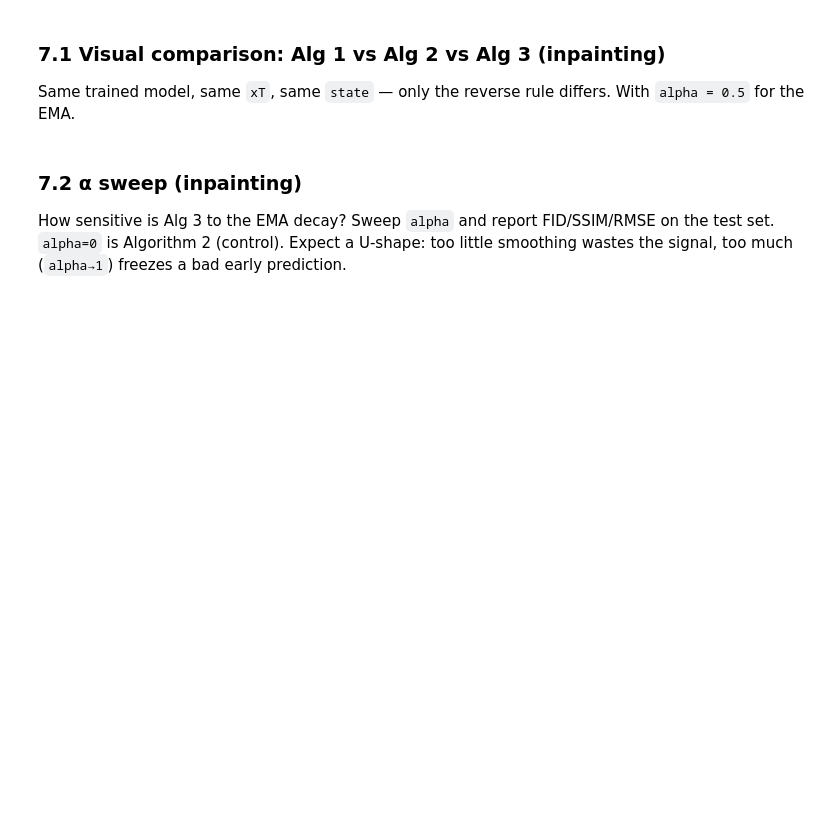
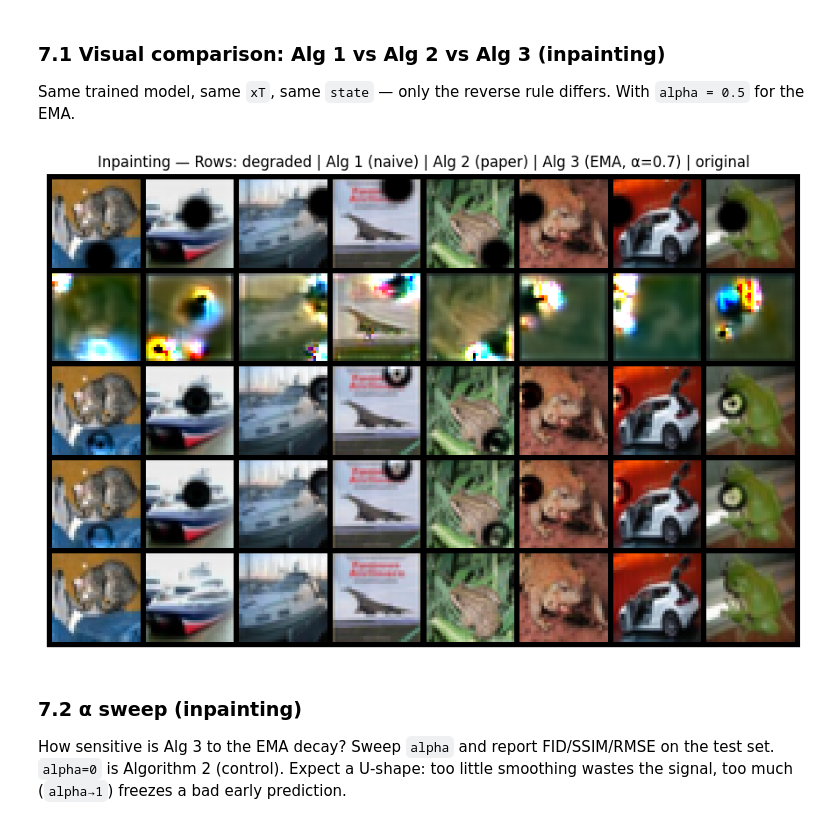
Before and after one commit to J0hns0n-Wang/CS4782_Final_Project, a Jupyter notebook: project.ipynb, the cells around one changed output. Saved outputs shown, nothing was run; the diff lists cells and outputs as text; code cells hidden in the pictures; blank space fills up the shorter version.

```diff
--- a/project.ipynb
+++ b/project.ipynb
@@ -333,25 +339,27 @@ Implementation lives in [`src/diffusion/cold.py`](src/diffusion/cold.py) as `Col
 
 Same trained model, same `xT`, same `state` — only the reverse rule differs. With `alpha = 0.5` for the EMA.
 # %%
-ALPHA = 0.5
+ALPHA = 0.7
 
 inp_eval = ColdDiffusion(ema.ema_model.to(DEVICE), deg.to(DEVICE), T=50).eval()
 
 with torch.no_grad():
     t_full = torch.full((x0_demo.shape[0],), 50, device=DEVICE, dtype=torch.long)
     state_inp = inp_eval.sample_state(x0_demo)
     xT_inp = inp_eval.q_sample(x0_demo, t_full, state=state_inp)
     alg1 = inp_eval.sample_naive   (xT_inp, state=state_inp).clamp(0, 1)
     alg2 = inp_eval.sample_improved(xT_inp, state=state_inp).clamp(0, 1)
     alg3 = inp_eval.sample_ema     (xT_inp, alpha=ALPHA, state=state_inp).clamp(0, 1)
 
 rows = torch.cat([xT_inp.clamp(0,1).cpu(), alg1.cpu(), alg2.cpu(), alg3.cpu(), x0_demo.cpu()])
 grid = make_grid(rows, nrow=x0_demo.shape[0])
 fig, ax = plt.subplots(figsize=(12, 7))
 ax.imshow(grid.permute(1, 2, 0))
 ax.set_title(f'Inpainting — Rows: degraded | Alg 1 (naive) | Alg 2 (paper) | Alg 3 (EMA, α={ALPHA}) | original')
 ax.axis('off')
 plt.show()
+# %% [output]
+[figure, added]
 # %% [markdown]
 ### 7.2 α sweep (inpainting)
 
```
Also changed, not shown: parts of 12 cells of this notebook, 1 other file.
